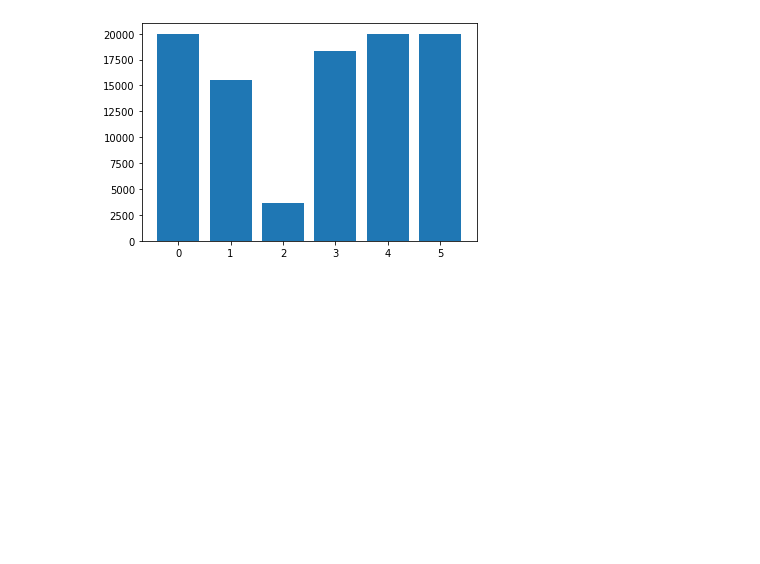
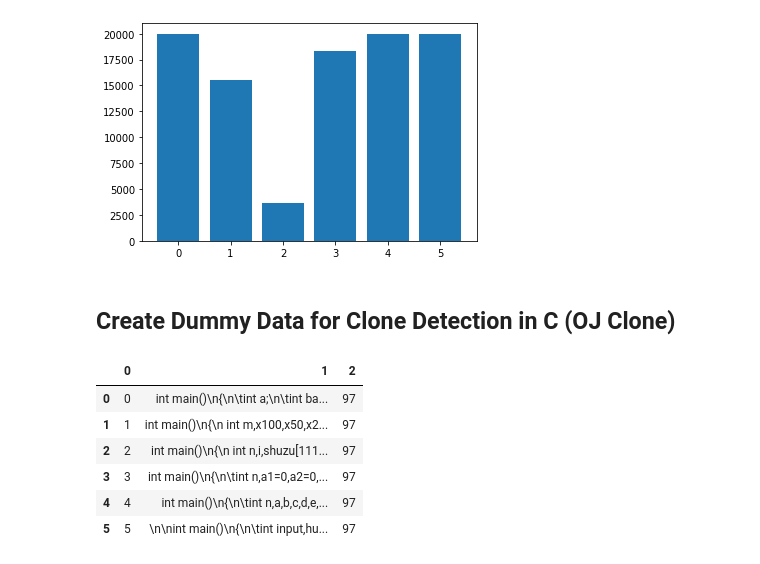
Before and after one commit to hazimhanif/svd_exp3, a Jupyter notebook: Exploration_clone.ipynb, the cells around one changed output. Drawn from its saved outputs; the diff is of its cells as text; code cells hidden in the pictures; blank space fills up the shorter version.

Commit message:
Update clone exploration. Added dummy data

```diff
--- a/Exploration_clone.ipynb
+++ b/Exploration_clone.ipynb
@@ -175,3 +185,23 @@ plt.bar(jdf2.iloc[:,2].value_counts().index.values,jdf2.iloc[:,2].value_counts()
 # %% [output]
 <BarContainer object of 6 artists>
 [figure]
+# %% [markdown]
+## Create Dummy Data for Clone Detection in C (OJ Clone)
+# %%
+## Read data
+import pandas as pd
+
+dummy_mydf = pd.read_pickle('astnn/clone/data/c/programs.pkl')
+
+## Subset into 6 rows
+
+dummy_mydf = dummy_mydf.iloc[:6,]
+dummy_mydf
+# %% [output]
+|  | 0 | 1 | 2 |
+| 0 | 0 | int main()\n{\n\tint a;\n\tint ba... | 97 |
+| 1 | 1 | int main()\n{\n int m,x100,x50,x2... | 97 |
+| 2 | 2 | int main()\n{\n int n,i,shuzu[111... | 97 |
+| 3 | 3 | int main()\n{\n\tint n,a1=0,a2=0,... | 97 |
+| 4 | 4 | int main()\n{\n\tint n,a,b,c,d,e,... | 97 |
+| 5 | 5 | \n\nint main()\n{\n\tint input,hu... | 97 |
```
Also changed, not shown: parts of 15 cells of this notebook, 5 other files.
